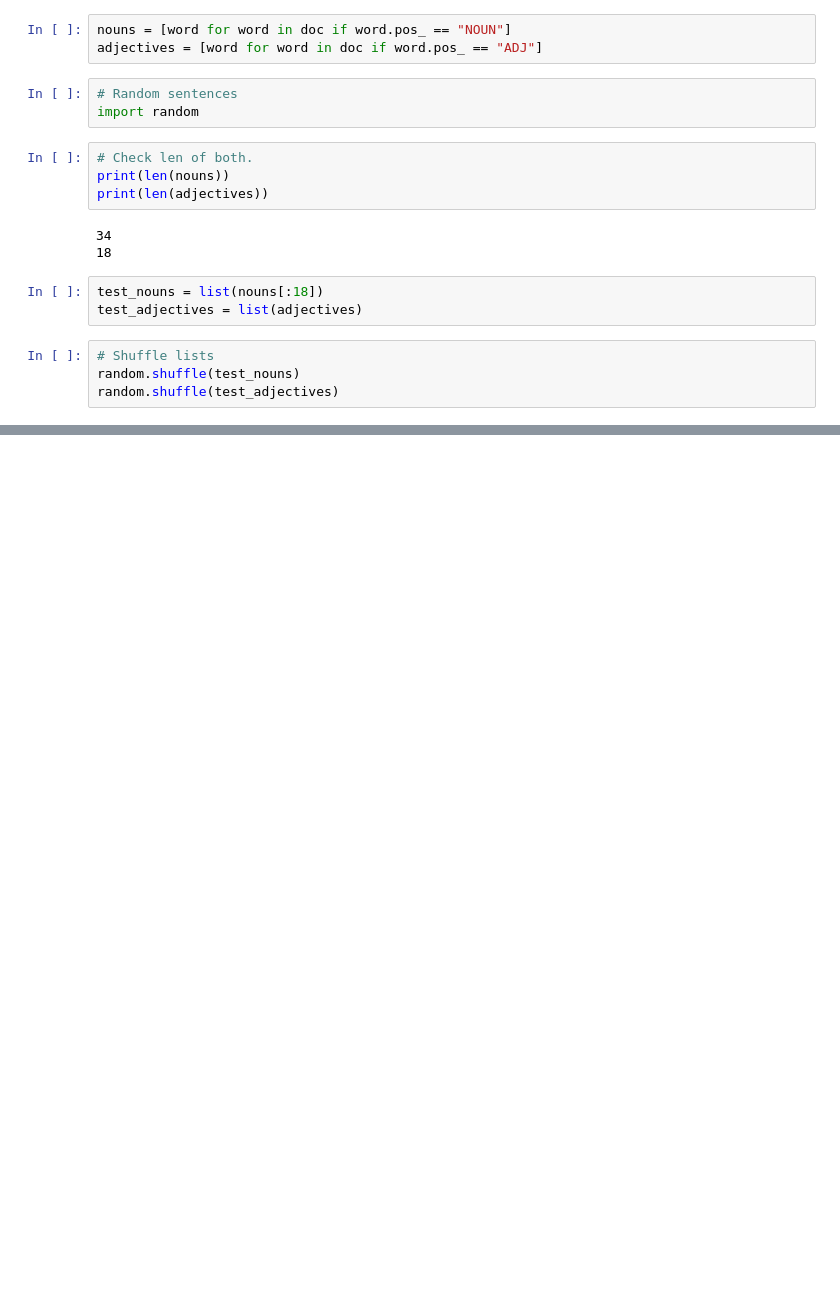
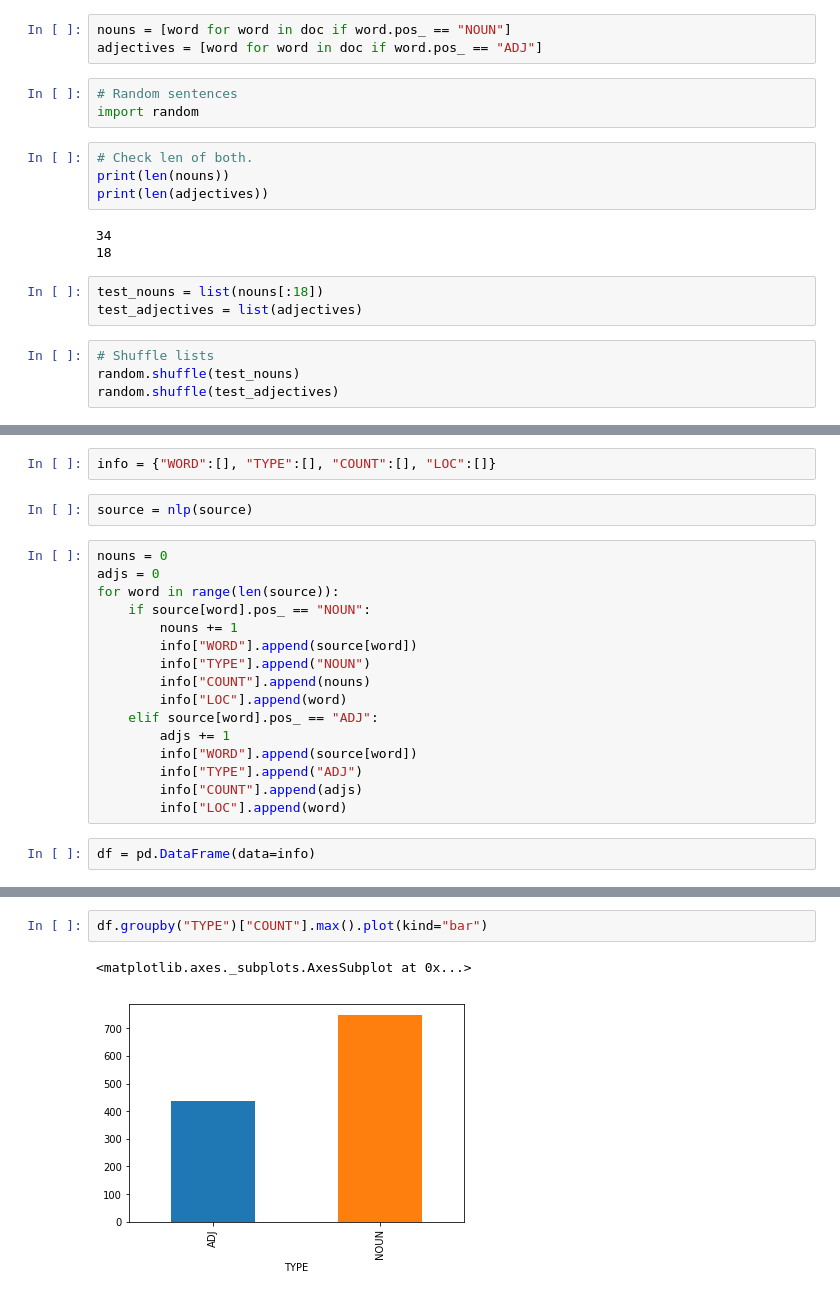
Before and after one commit to RafaelBroseghini/Data-Analysis-Visualizations-ML, a Jupyter notebook: NLP/00-NLP.ipynb, the cells around one changed output, grey strips where cells are left out. Drawn from its saved outputs; the diff is of its cells as text; blank space fills up the shorter version.

```diff
--- a/NLP/00-NLP.ipynb
+++ b/NLP/00-NLP.ipynb
@@ -94,0 +319,22 @@ The memory is own .
+# %%
+info = {"WORD":[], "TYPE":[], "COUNT":[], "LOC":[]}
+# %%
+source = nlp(source)
+# %%
+nouns = 0
+adjs = 0
+for word in range(len(source)):
+    if source[word].pos_ == "NOUN":
+        nouns += 1
+        info["WORD"].append(source[word])
+        info["TYPE"].append("NOUN")
+        info["COUNT"].append(nouns)
+        info["LOC"].append(word)
+    elif source[word].pos_ == "ADJ":
+        adjs += 1
+        info["WORD"].append(source[word])
+        info["TYPE"].append("ADJ")
+        info["COUNT"].append(adjs)
+        info["LOC"].append(word)
+# %%
+df = pd.DataFrame(data=info)
@@ -94,0 +350,5 @@ The memory is own .
+# %%
+df.groupby("TYPE")["COUNT"].max().plot(kind="bar")
+# %% [output]
+<matplotlib.axes._subplots.AxesSubplot at 0x...>
+[figure, added]
```
Also changed, not shown: parts of 7 cells of this notebook.
